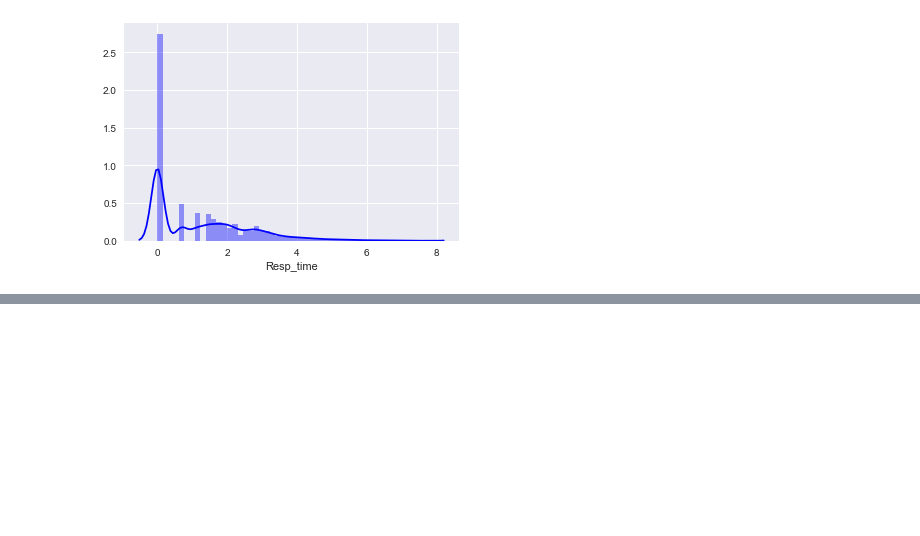
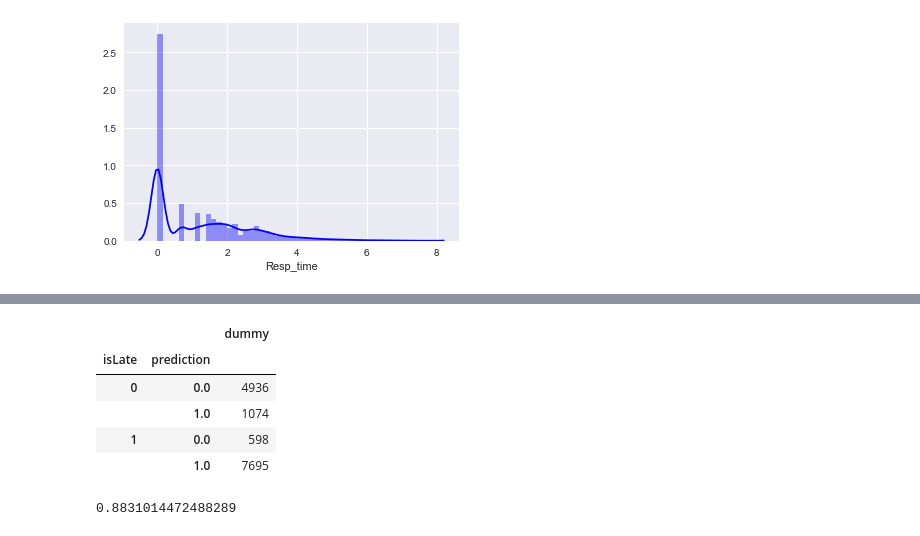
Before and after one commit to SapphireCore/DSTP, a Jupyter notebook: Cap2/Cap2_Workbook.ipynb, the cells around one changed output, grey strips where cells are left out. Cells and saved outputs as stored; diff of their text form; code cells hidden in the pictures; blank space fills up the shorter version.

```diff
--- a/Cap2/Cap2_Workbook.ipynb
+++ b/Cap2/Cap2_Workbook.ipynb
@@ -458,0 +602,17 @@ gbtModel.featureImportances
+# %%
+# Redo the assembling using the isLate binary indicator
+
+indexer1 = StringIndexer(inputCol="Agency", outputCol="AgencyVec")
+indexer2 = StringIndexer(inputCol="Complaint Type", outputCol="CompTypeVec")
+indexer3 = StringIndexer(inputCol="Borough", outputCol="BoroughVec")
+
+assembler = VectorAssembler(inputCols=["AgencyVec", "CompTypeVec", "BoroughVec", "HOD"], outputCol='features')
+
+pipeline = Pipeline(stages = [indexer1, indexer2, indexer3, assembler])
+
+df_input_dense = pipeline.fit(df_input_clean).transform(df_input_clean)
+
+df_input_bin = df_input_dense.select(['features', 'isLate'])
+# %%
+# Split dataset into training and testing sets
+train_data, test_data = df_input_bin.randomSplit([0.7, 0.3])
@@ -458,0 +685,15 @@ gbtModel.featureImportances
+# %%
+# Tune GBTClassifier
+gbtc = GBTClassifier(featuresCol='features',\
+                     labelCol='isLate', \
+                     predictionCol='prediction')
+grid_gbtc = ParamGridBuilder().addGrid(gbtc.maxIter, [10, 20])\
+                              .addGrid(gbtc.maxDepth, [5, 10]) \
+                              .addGrid(gbtc.maxBins, [250, 500])\
+                              .build()
+eval_gbtc = BinaryClassificationEvaluator(labelCol="isLate")
+cv_gbtc = CrossValidator(estimator = gbtc, estimatorParamMaps=grid_gbtc, evaluator=eval_gbtc, parallelism=2, numFolds=3)
+
+train_data_cv = train_data.withColumn("label", train_data["isLate"])
+cvModel2 = cv_gbtc.fit(train_data_cv)
+cvModel2.avgMetrics
@@ -459,2 +729,20 @@ gbtModel.featureImportances
+# %%
+test_results_final = cvModel2.bestModel.transform(test_data)
+# %%
+df = test_results_final["isLate", "prediction"].toPandas()
+df["dummy"] = 1
+pd.pivot_table(df, index=["isLate", "prediction"], values="dummy", aggfunc="count")
+# %% [output]
+|  |  | dummy |
+| isLate | prediction |  |
+| 0 | 0.0 | 4936 |
+|  | 1.0 | 1074 |
+| 1 | 0.0 | 598 |
+|  | 1.0 | 7695 |
+# %%
+accuracy = (4936+7695) / (4936+1074+598+7695)
+accuracy
+# %% [output]
+0.8831014472488289
 # %%
 spark.stop()
```
Also changed, not shown: parts of 40 cells of this notebook, 1 other file.
